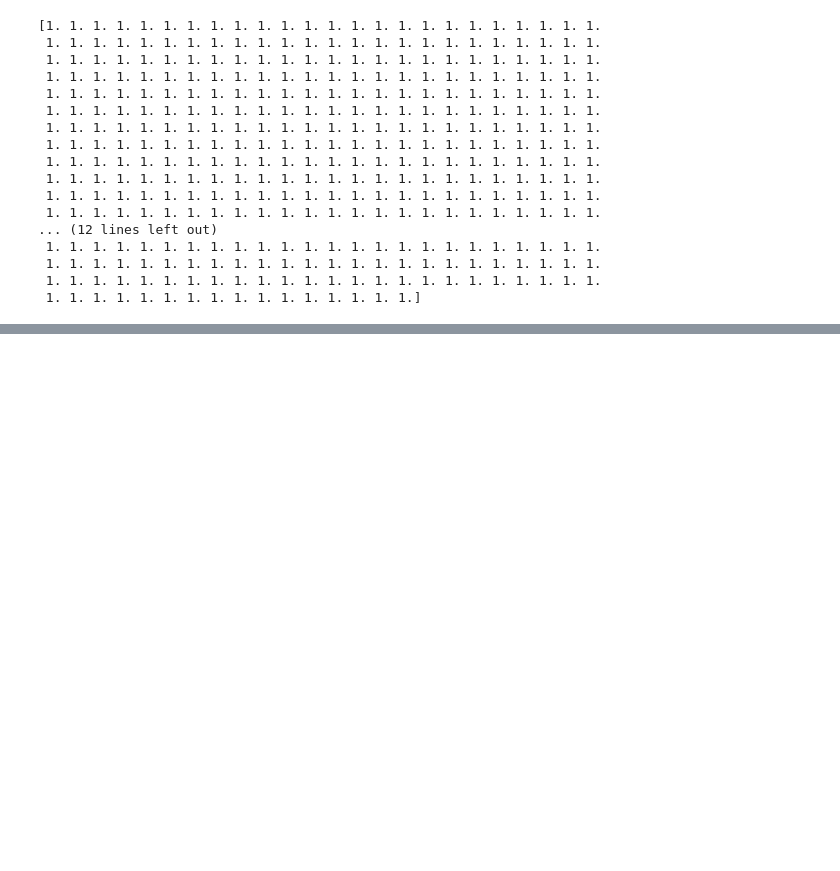
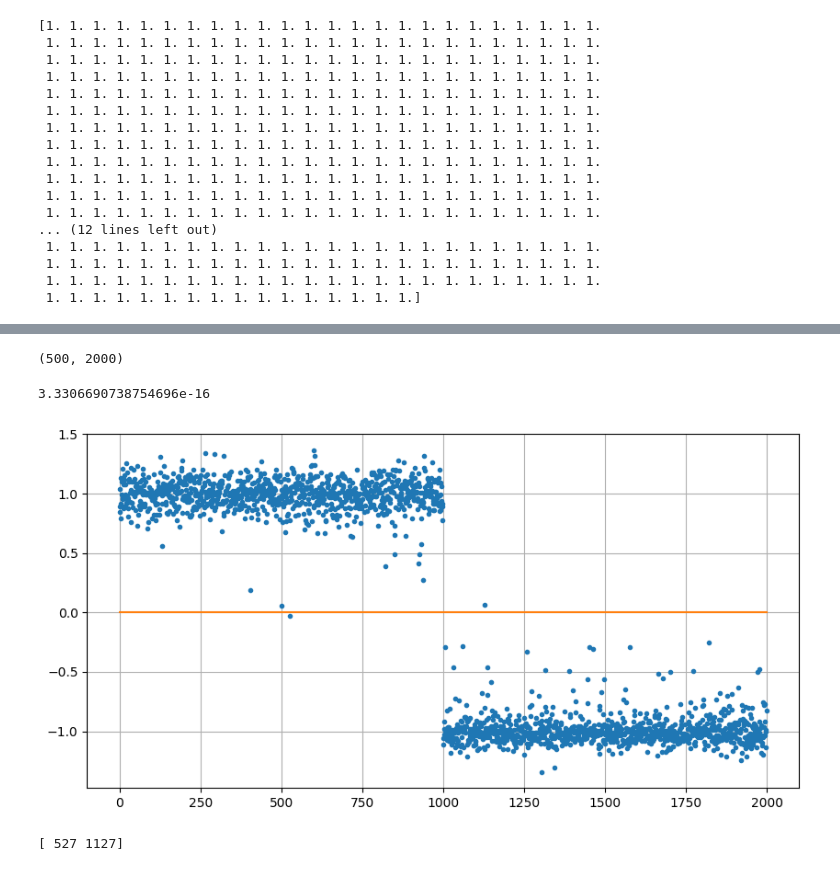
Before and after one commit to EduardoRMarks/ISEL_AA, a Jupyter notebook: labs_aulas/Lab3/lab3_vid.ipynb, the cells around one changed output, grey strips where cells are left out. Saved outputs shown, nothing was run; the diff lists cells and outputs as text; code cells hidden in the pictures; blank space fills up the shorter version.

```diff
--- a/labs_aulas/Lab3/lab3_vid.ipynb
+++ b/labs_aulas/Lab3/lab3_vid.ipynb
@@ -462,0 +578,55 @@ X2p = np.dot(S, np.dot(W.T,X2n))
+# %%
+fName = 'MNISTsmall.p'
+D = pickle.load(open(fName, 'rb'))
+
+X = D['X']*1.
+y = D['trueClass']
+f1 = D['foldTrain']
+f2 = D['foldTest']
+
+X1 = X[:,f1]
+y1 = y[f1]
+X2 = X[:,f2]
+y2 = y[f2]
+
+Xa = X1[:,y1==0]
+Xb = X1[:,y1==1]
+
+X01 = np.hstack((Xa, Xb))
+y1 = np.hstack((np.zeros(1000), np.ones(1000)))
+
+Xa = X2[:,y2==0]
+Xb = X2[:,y2==1]
+
+X01t = np.hstack((Xa, Xb))
+y2 = np.hstack((np.zeros(500), np.ones(500)))
+# %%
+pca = PCA(n_components=1-1e-15, whiten=True).fit(X01.T)
+X01p = pca.transform(X01.T).T
+print(X01p.shape)
+# %% [output]
+(500, 2000)
+# %%
+m0 = np.mean(X01p[:, y1==0], axis=1)
+m1 = np.mean(X01p[:, y1==1], axis=1)
+C0 = np.cov(X01p[:, y1==0])
+C1 = np.cov(X01p[:, y1==1])
+w = np.dot(la.pinv(C0+C1), m0-m1)
+w = w/np.sqrt(np.sum(w**2))
+# %%
+X01q = np.dot(w.T, X01p)
+l = (np.dot(w, m0) + np.dot(w, m1))/2
+print(l)
+plt.figure(figsize=(10,5))
+plt.plot(X01q, '.')
+plt.plot([0,2000], [l,l])
+plt.grid(True)
+# %% [output]
+3.3306690738754696e-16
+[figure, added]
+# %%
+y1e = (X01q < 0)*1
+idx = np.argwhere(y1 != y1e).squeeze()
+print(idx)
+# %% [output]
+[ 527 1127]
```
Also changed, not shown: parts of 24 cells of this notebook, 1 other file.
